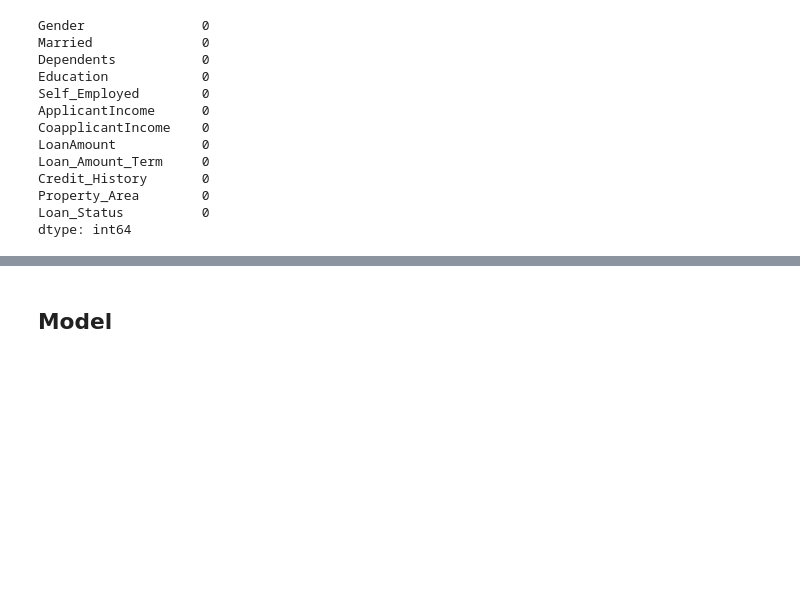
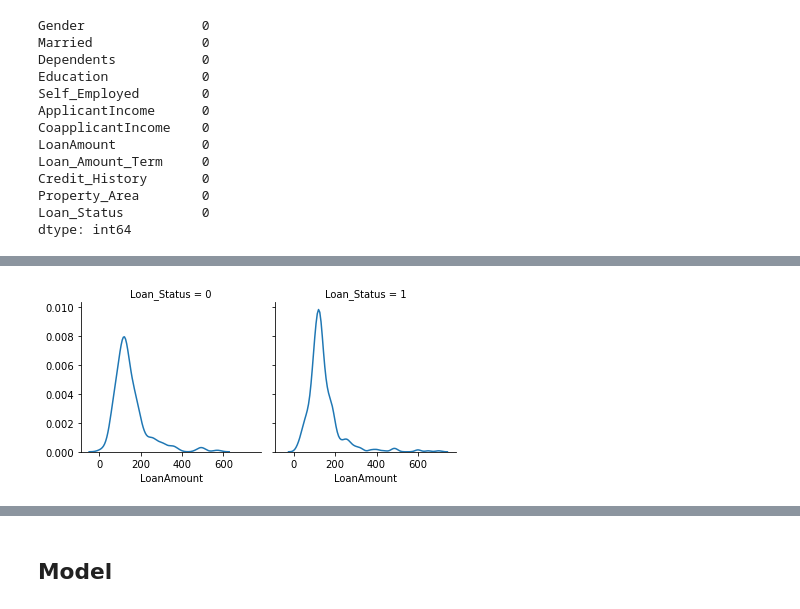
Before and after one commit to Shanto06/Machine-Learning-Project, a Jupyter notebook: Loan prediction/Loan Prediction using Machine Learning.ipynb, the cells around one changed output, grey strips where cells are left out. Drawn from its saved outputs; the diff is of its cells as text; code cells hidden in the pictures; blank space fills up the shorter version.

```diff
--- a/Loan prediction/Loan Prediction using Machine Learning.ipynb
+++ b/Loan prediction/Loan Prediction using Machine Learning.ipynb
@@ -331,0 +346,5 @@ y_train=df.iloc[:,11]
+# %%
+g = sns.FacetGrid(df, col='Loan_Status')
+g = g.map(sns.kdeplot, 'LoanAmount')
+# %% [output]
+[figure, added]
```
Also changed, not shown: parts of 10 cells of this notebook.
